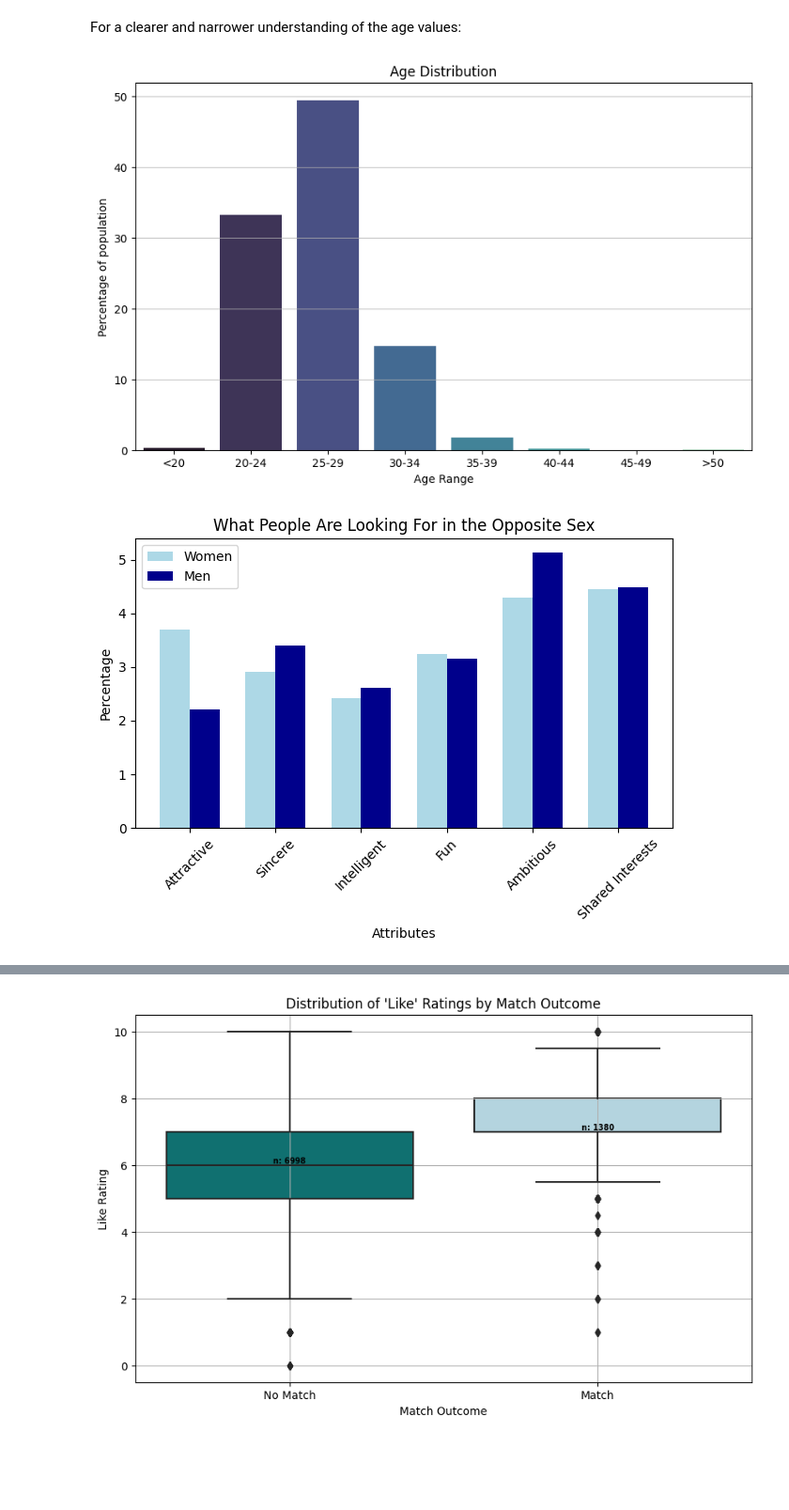
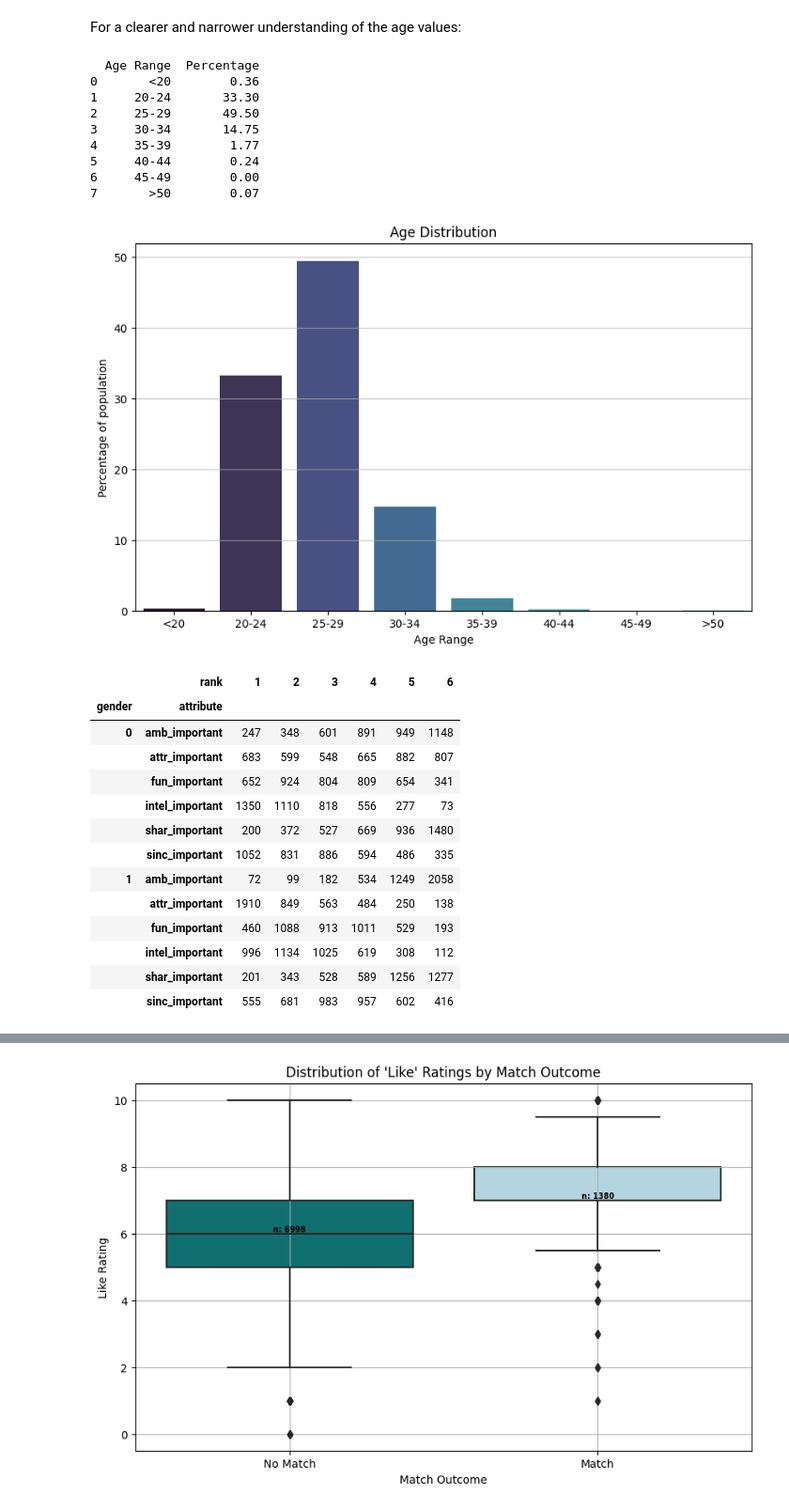
Before and after one commit to meralegre/capstone, a Jupyter notebook: eda_preprocessing.ipynb, the cells around one changed output, grey strips where cells are left out. Shown at 94% size. Saved outputs shown, nothing was run; the diff lists cells and outputs as text; code cells hidden in the pictures; blank space fills up the shorter version.

```diff
--- a/eda_preprocessing.ipynb
+++ b/eda_preprocessing.ipynb
@@ -259,6 +273,7 @@ def age_distribution(df):
 
 
 age_dist = age_distribution(df_renamed)
+print(age_dist)
 
 # Plotting the data
 plt.figure(figsize=(10, 6))
@@ -269,29 +284,36 @@ plt.ylabel('Percentage of population')
 plt.grid(axis='y', alpha=0.75)
 plt.show()
 # %% [output]
+  Age Range  Percentage
+0       <20        0.36
+1     20-24       33.30
+2     25-29       49.50
+3     30-34       14.75
+4     35-39        1.77
+5     40-44        0.24
+6     45-49        0.00
+7       >50        0.07
 [figure]
-# %%
-# Average Importance of Attributes in a Partner: what a person looks for in a partner
-attributes_gender = df[['gender', 'attr_important', 'sinc_important', 'intel_important', 'fun_important', 'amb_important', 'shar_important']].groupby('gender').mean()
-cols = ['Attractive', 'Sincere', 'Intelligent', 'Fun', 'Ambitious', 'Shared Interests']
-attributes_gender.columns = cols
-
-fig, ax = plt.subplots()
-index = range(len(cols))
-bar_width = 0.35
-
-rects1 = ax.bar(index, attributes_gender.iloc[0], bar_width, label='Women', color='lightblue')
-rects2 = ax.bar([p + bar_width for p in index], attributes_gender.iloc[1], bar_width, label='Men', color='darkblue')
-
-ax.set_xlabel('Attributes')
-ax.set_ylabel('Percentage')
-ax.set_title('What People Are Looking For in the Opposite Sex')
-ax.set_xticks([p + bar_width / 2 for p in index])
-ax.set_xticklabels(cols)
-ax.legend()
-
-plt.xticks(rotation=45)
-plt.tight_layout()
-plt.show()
-# %% [output]
-[figure, removed]
+# %%
+df_ranked = df_renamed.apply(lambda row: attribute_ranking(row, attribute_groups), axis=1)
+df_ranked['gender'] = df_ranked['gender'].map({'Female': 0, 'Male': 1})
+
+actual_attribute_names = ['attr_important', 'sinc_important', 'intel_important', 'fun_important', 'amb_important', 'shar_important']
+df_melted = df.melt(id_vars=['gender'], value_vars=actual_attribute_names, var_name='attribute', value_name='rank')
+
+rank_counts = df_melted.groupby(['gender', 'attribute', 'rank']).size().unstack(fill_value=0)
+# %% [output]
+|  | rank | 1 | 2 | 3 | 4 | 5 | 6 |
+| gender | attribute |  |  |  |  |  |  |
+| 0 | amb_important | 247 | 348 | 601 | 891 | 949 | 1148 |
+|  | attr_important | 683 | 599 | 548 | 665 | 882 | 807 |
+|  | fun_important | 652 | 924 | 804 | 809 | 654 | 341 |
+|  | intel_important | 1350 | 1110 | 818 | 556 | 277 | 73 |
+|  | shar_important | 200 | 372 | 527 | 669 | 936 | 1480 |
+|  | sinc_important | 1052 | 831 | 886 | 594 | 486 | 335 |
+| 1 | amb_important | 72 | 99 | 182 | 534 | 1249 | 2058 |
+|  | attr_important | 1910 | 849 | 563 | 484 | 250 | 138 |
+|  | fun_important | 460 | 1088 | 913 | 1011 | 529 | 193 |
+|  | intel_important | 996 | 1134 | 1025 | 619 | 308 | 112 |
+|  | shar_important | 201 | 343 | 528 | 589 | 1256 | 1277 |
+|  | sinc_important | 555 | 681 | 983 | 957 | 602 | 416 |
```
Also changed, not shown: parts of 6 cells of this notebook.
